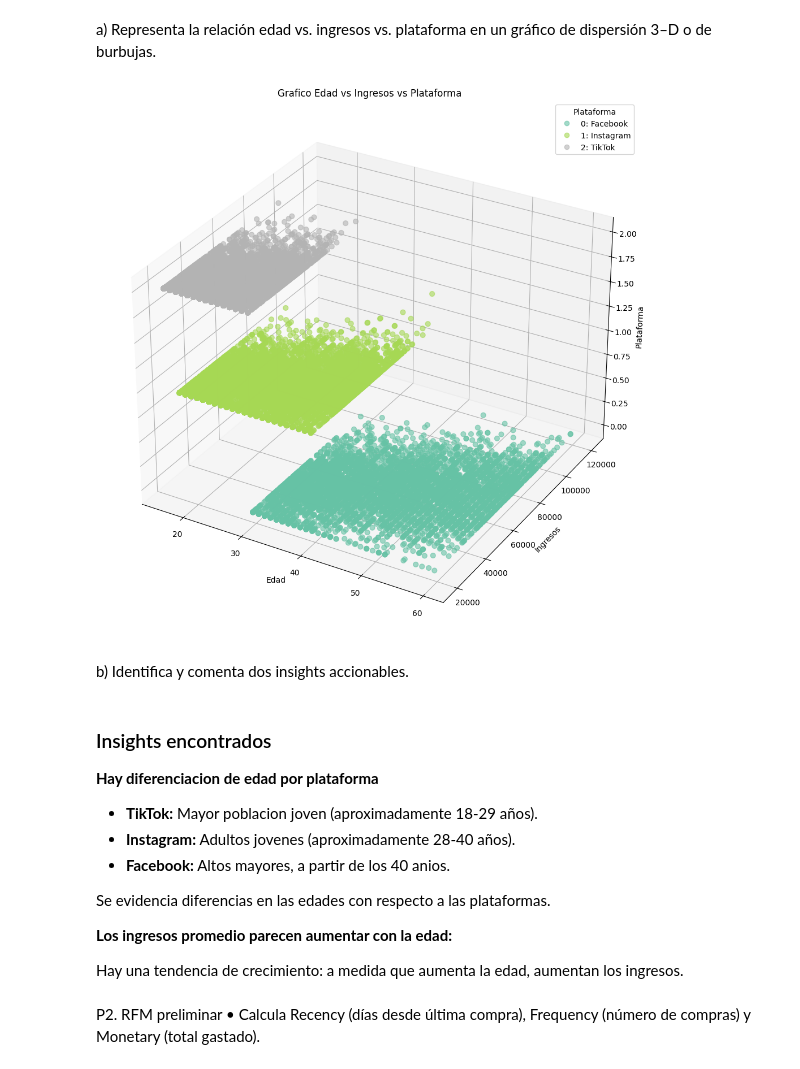
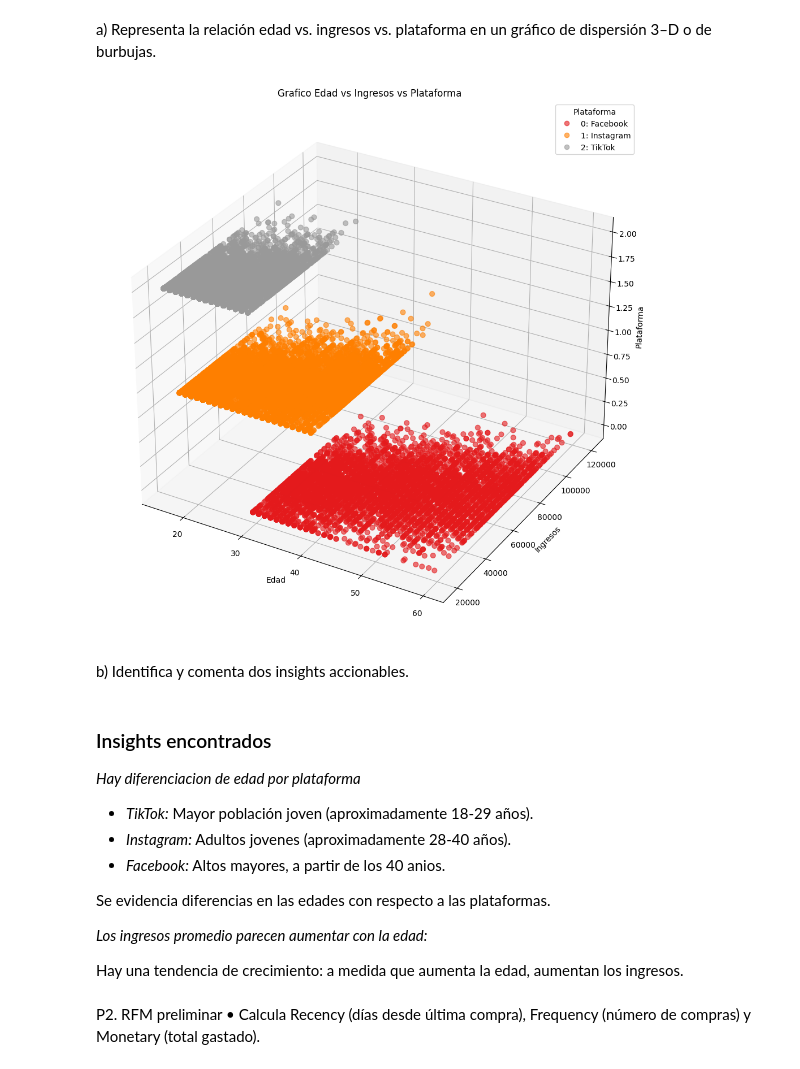
Before and after one commit to Natyrios/IntroMarketingAnalytics, a Jupyter notebook: Segundo Corte/Parcial_Final_Nataly_Ríos_análisis_de_datos.ipynb, the cells around one changed output. Cells and saved outputs as stored; diff of their text form; code cells hidden in the pictures.

```diff
--- a/Segundo Corte/Parcial_Final_Nataly_Ríos_análisis_de_datos.ipynb
+++ b/Segundo Corte/Parcial_Final_Nataly_Ríos_análisis_de_datos.ipynb
@@ -19,6 +19,6 @@ clientes_segmentos  100%[===================>]   1008K  --.-KB/s    in 0.04s
 # %%
 import pandas as pd
-df = pd.read_csv('clientes_segmentos (1).csv')
+df = pd.read_csv('clientes_segmentos (1).csv.3')
 # %%
 df.head()
 # %% [output]
@@ -45,42 +45,42 @@ a) Representa la relación edad vs. ingresos vs. plataforma en un gráfico de di
 # %%
 import matplotlib.pyplot as plt
 
 df['plataforma_num'] = df['plataforma'].astype('category').cat.codes
 fig = plt.figure(figsize=(10, 10))
 ax = fig.add_subplot(111, projection='3d')
 
 scatter = ax.scatter(
     df['edad'], df['ingresos'], df['plataforma_num'],
-    c=df['plataforma_num'], cmap='Set2', s=40, alpha=0.6
+    c=df['plataforma_num'], cmap='Set1', s=40, alpha=0.6
 )
 
 ax.set_xlabel('Edad')
 ax.set_ylabel('Ingresos')
 ax.set_zlabel('Plataforma')
 ax.set_title('Grafico Edad vs Ingresos vs Plataforma')
 
 handles, labels = scatter.legend_elements(prop="colors")
 platform_labels = df['plataforma'].astype('category').cat.categories
 legend_labels = [f'{i}: {label}' for i, label in enumerate(platform_labels)]
 ax.legend(handles, legend_labels, title='Plataforma', loc='upper right')
 
 plt.tight_layout()
 plt.show()
 # %% [output]
-[figure, old version]
+[figure, new version]
 # %% [markdown]
 b) Identifica y comenta dos insights accionables.
 # %% [markdown]
 ### Insights encontrados
 
-**Hay diferenciacion de edad por plataforma**
-- **TikTok:** Mayor poblacion joven (aproximadamente 18-29 años).
-- **Instagram:** Adultos jovenes (aproximadamente 28-40 años).
-- **Facebook:** Altos mayores, a partir de los 40 anios.
+*Hay diferenciacion de edad por plataforma*
+- *TikTok:* Mayor población joven (aproximadamente 18-29 años).
+- *Instagram:* Adultos jovenes (aproximadamente 28-40 años).
+- *Facebook:* Altos mayores, a partir de los 40 anios.
 
 Se evidencia diferencias en las edades con respecto a las plataformas.
 
-**Los ingresos promedio parecen aumentar con la edad:**
+*Los ingresos promedio parecen aumentar con la edad:*
 
 Hay una tendencia de crecimiento: a medida que aumenta la edad, aumentan los ingresos.
 # %% [markdown]
```
Also changed, not shown: parts of 19 cells of this notebook.
